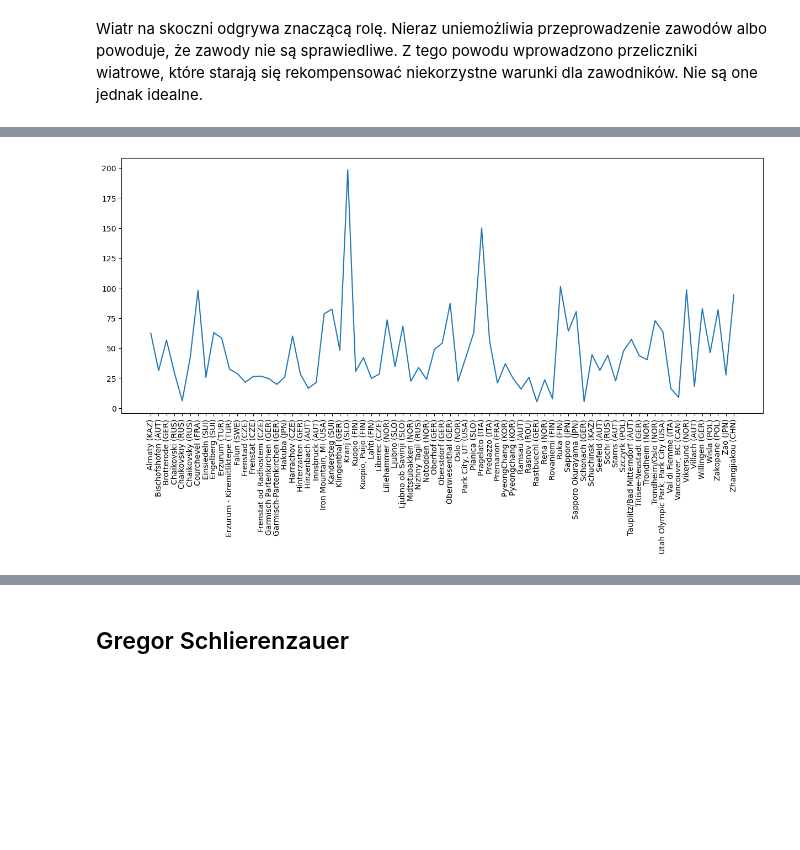
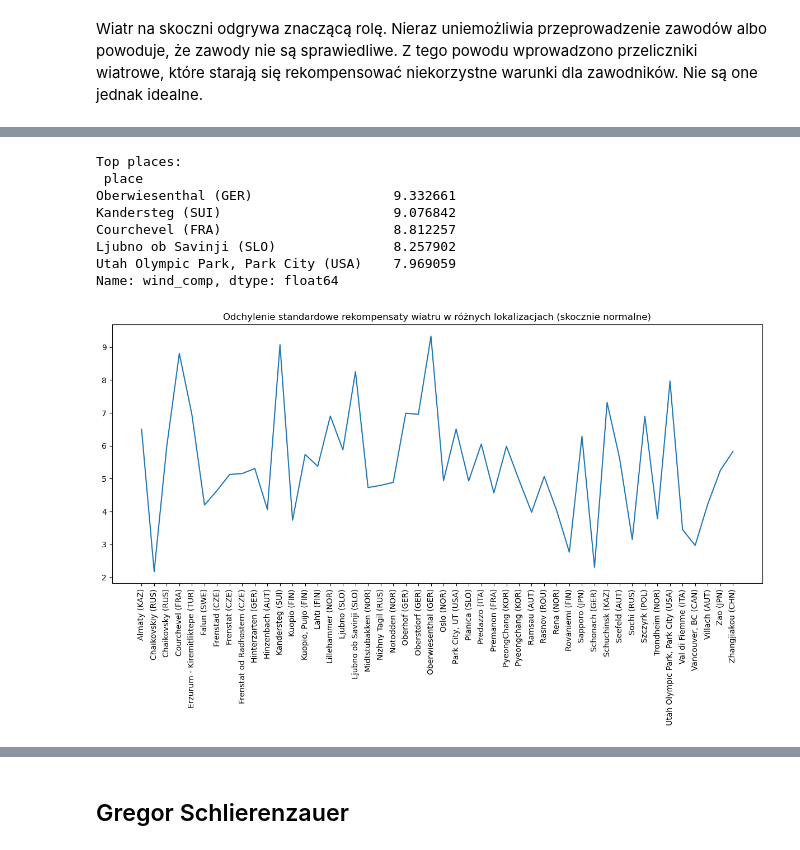
Before and after one commit to jakub-milasz/ski_jumping_analysis, a Jupyter notebook: ski_jumping.ipynb, the cells around one changed output, grey strips where cells are left out. Saved outputs shown, nothing was run; the diff lists cells and outputs as text; code cells hidden in the pictures; blank space fills up the shorter version.

```diff
--- a/ski_jumping.ipynb
+++ b/ski_jumping.ipynb
@@ -89,7 +76,37 @@ variances = clean_merged.groupby("place")['wind_comp'].var()
-# %%
-plt.figure(figsize=(15, 6))
-plt.plot(variances)
-plt.tick_params(axis='x', rotation=90)
-plt.show()
-# %% [output]
-[figure, removed]
+# %%
+def wind_analysis(hill, statistic = 'std'):
+    """
+    hill: rodzaj skoczni. Do wyboru:'normalne', 'duże', 'mamucie'.
+    statistic: statystyka, jaką chcemy wyliczyć. Domyślnie std.
+    """
+    if hill == 'normalne':
+        data = nh
+    elif hill == 'duże':
+        data = lh
+    elif hill == 'mamucie':
+        data = fh
+    cleaned_data = data.dropna(subset = ['wind_comp'])
+    cleaned_data = cleaned_data[['wind_comp', 'place']]
+    name = "Odchylenie standardowe"
+    container = cleaned_data.groupby("place")['wind_comp'].std()
+    if statistic == 'mean':
+        name = "Średnia arytmetyczna"
+        container = cleaned_data.groupby("place")['wind_comp'].mean()
+    print(f"Top places:\n {container.sort_values(ascending=False).head()}")
+    plt.figure(figsize=(15, 6))
+    plt.plot(container)
+    plt.title(f"{name} rekompensaty wiatru w różnych lokalizacjach (skocznie {hill})")
+    plt.tick_params(axis='x', rotation=90)
+    plt.show()
+# %%
+wind_analysis('normalne')
+# %% [output]
+Top places:
+ place
+Oberwiesenthal (GER)                  9.332661
+Kandersteg (SUI)                      9.076842
+Courchevel (FRA)                      8.812257
+Ljubno ob Savinji (SLO)               8.257902
+Utah Olympic Park, Park City (USA)    7.969059
+Name: wind_comp, dtype: float64
+[figure, added]
```
Also changed, not shown: parts of 40 cells of this notebook, 3 other files.
